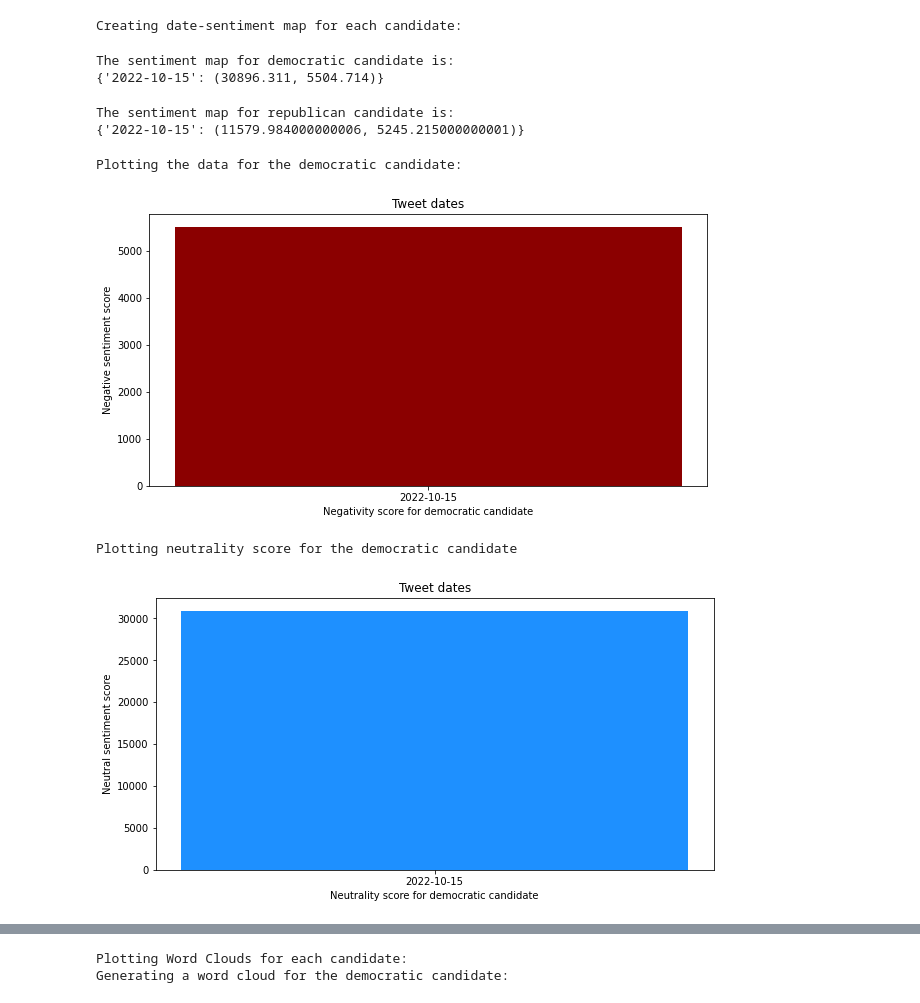
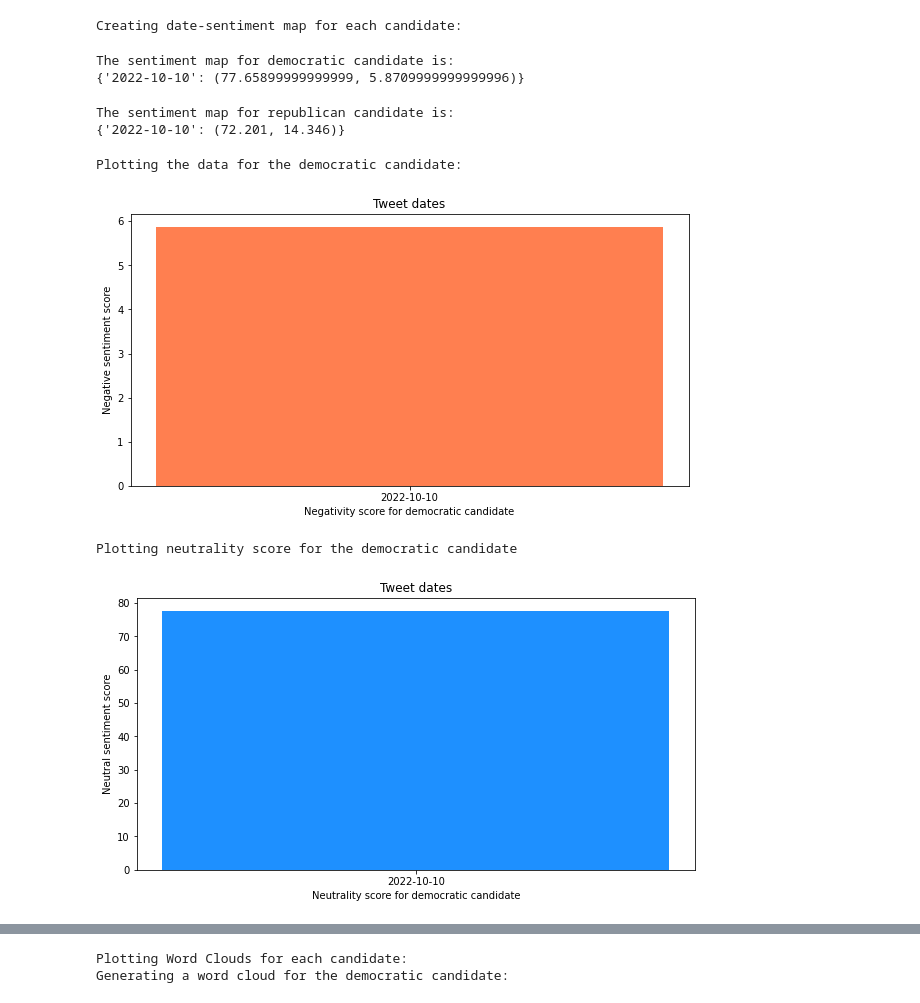
Before and after one commit to Denisfench/twitter_sentiment_analysis, a Jupyter notebook: twitter-sentiment-analysis.ipynb, the cells around one changed output, grey strips where cells are left out. Cells and saved outputs as stored; diff of their text form; code cells hidden in the pictures.

```diff
--- a/twitter-sentiment-analysis.ipynb
+++ b/twitter-sentiment-analysis.ipynb
@@ -49,7 +49,7 @@ Authenticating to Twitter...
 # create Twitter API client
 api = tweepy.API(auth, wait_on_rate_limit=True)
 # %%
-def get_tweets_for_user(username, names, num_tweets):
+def get_tweets_for_user(username, names, until_date, num_tweets):
 
     search_query = username + " OR "
 
@@ -63,13 +63,15 @@ def get_tweets_for_user(username, names, num_tweets):
     search_query += "-is:retweet"
 
     tweets = api.search_tweets(q = search_query, count = num_tweets,
+                               until=until_date,
                                tweet_mode="extended")
     return tweets
 # %%
 print("Fetching tweets for two candidates")
 
-TOTAL_NUM_TWEETS = 10000
+TOTAL_NUM_TWEETS = 15000
 NUM_TWEETS_BATCH = 100
+UNTIL = "2022-10-11"
 
 democratic_candidate_names = ["John Fetterman", "Fetterman"]
 dem_cand_username = "@JohnFetterman"
@@ -87,7 +89,8 @@ curr_num_republican_tweets = 0
 
 while curr_num_democratic_tweets <= TOTAL_NUM_TWEETS:
     democratic_tweets = get_tweets_for_user(dem_cand_username,
-                                            democratic_candidate_names, NUM_TWEETS_BATCH)
+                                            democratic_candidate_names,
+                                            UNTIL, NUM_TWEETS_BATCH)
 
     democratic_tweets_list.extend(democratic_tweets)
 
@@ -101,7 +104,7 @@ while curr_num_democratic_tweets <= TOTAL_NUM_TWEETS:
 while curr_num_republican_tweets <= TOTAL_NUM_TWEETS:
         republican_tweets = get_tweets_for_user(rep_cand_username,
                                             republic_candidate_names,
-                                            NUM_TWEETS_BATCH)
+                                            UNTIL, NUM_TWEETS_BATCH)
         republican_tweets_list.extend(republican_tweets)
 
         curr_num_republican_tweets += len(republican_tweets)
@@ -297,14 +350,14 @@ print("The sentiment map for democratic candidate is: ")
 print(democratic_total_sentiment)
 # %% [output]
 The sentiment map for democratic candidate is:
-{'2022-10-15': (30896.311, 5504.714)}
+{'2022-10-10': (77.65899999999999, 5.8709999999999996)}
 # %%
 print("The sentiment map for republican candidate is: ")
 
 print(republican_total_sentiment)
 # %% [output]
 The sentiment map for republican candidate is:
-{'2022-10-15': (11579.984000000006, 5245.215000000001)}
+{'2022-10-10': (72.201, 14.346)}
 # %%
 democratic_dates = list(democratic_total_sentiment.keys())
 democratic_sent = list(democratic_total_sentiment.values())
@@ -321,19 +374,19 @@ republican_neg_sent = [x[1] for x in republican_sent]
 # %%
 print("Plotting the data for the democratic candidate: ")
 
 fig = plt.figure(figsize = (10, 5))
 
 # creating the bar plot
-plt.bar(democratic_dates, democratic_neg_sent, color ='darkred',
+plt.bar(democratic_dates, democratic_neg_sent, color ='coral',
         width = 0.4)
 
 plt.xlabel("Negativity score for democratic candidate")
 plt.ylabel("Negative sentiment score")
 plt.title("Tweet dates")
 plt.show()
 # %% [output]
 Plotting the data for the democratic candidate:
-[figure, old version]
+[figure, new version]
 # %%
 print("Plotting neutrality score for the democratic candidate")
 
@@ -349,7 +402,7 @@ plt.title("Tweet dates")
 plt.show()
 # %% [output]
 Plotting neutrality score for the democratic candidate
-[figure, old version]
+[figure, new version]
 # %%
 print("Plotting the data for the republican candidate: ")
 
```
Also changed, not shown: parts of 12 cells of this notebook.
